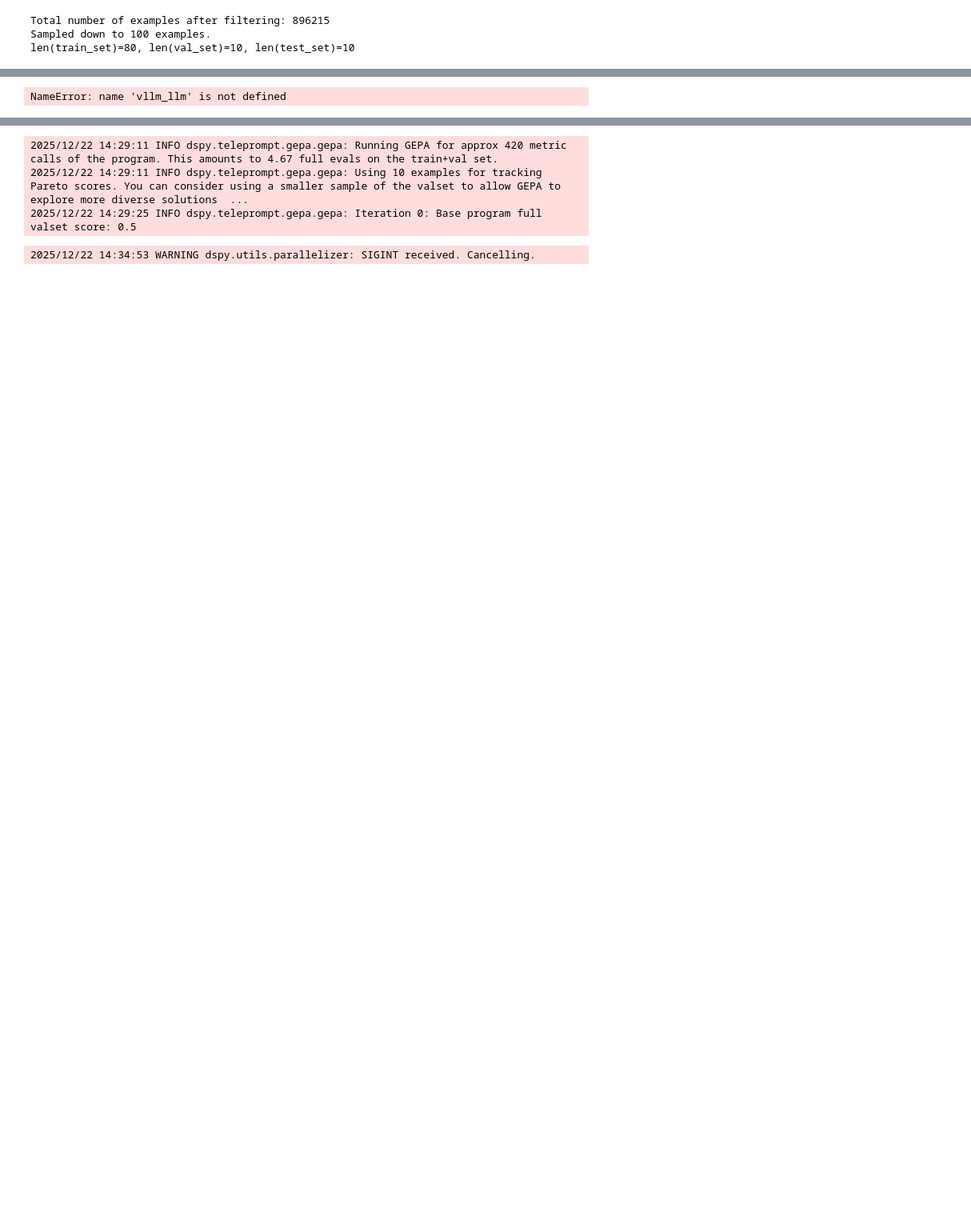
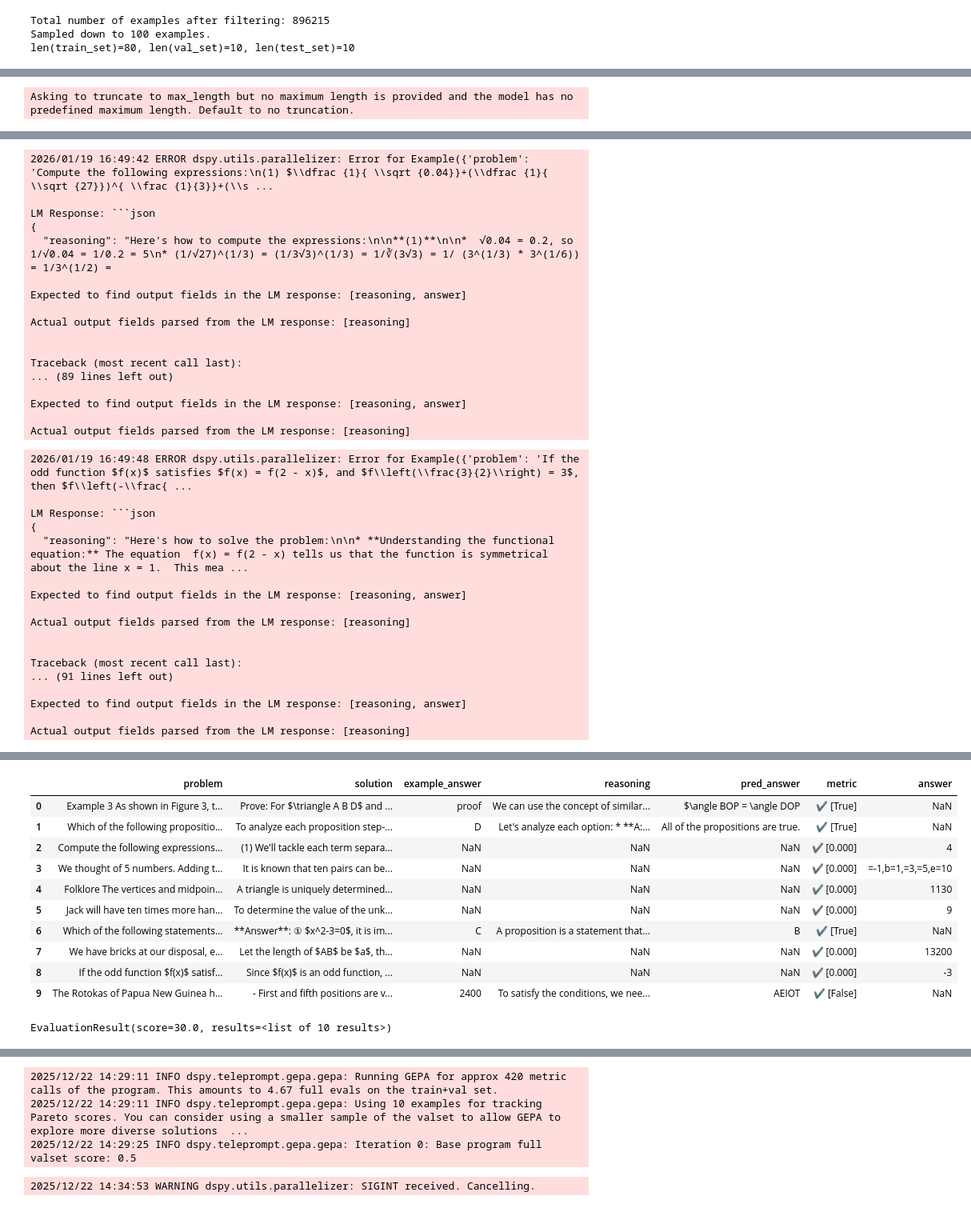
Before and after one commit to 4gatepylon/SAEScoping, a Jupyter notebook: experiments/script_2025_12_17_gepa_prompt_optimize.ipynb, the cells around one changed output, grey strips where cells are left out. Shown at 80% size. Drawn from its saved outputs; the diff is of its cells as text; code cells hidden in the pictures; blank space fills up the shorter version.

````diff
--- a/experiments/script_2025_12_17_gepa_prompt_optimize.ipynb
+++ b/experiments/script_2025_12_17_gepa_prompt_optimize.ipynb
@@ -269,17 +269,17 @@ NotImplementedError: Not implemented
 # ```
 # vllm serve google/gemma-2-9b-it --chat-template ../sae_scoping/utils/gemma2/chat_template_with_system_prompt.jinja --dtype bfloat16 --api-key sk-dummy
 # ```
-vllm_llm = dspy.LM(
-    "hosted_vllm/google/gemma-2-9b-it",  # <---- originally was optimizing this one
-    api_key="sk-dummy",  # We are using a local VLLM
-    api_base="http://localhost:8000/v1",
-    max_tokens=128,  # Very very slow otherwise
-    temperature=1.0,
-)
+# vllm_llm = dspy.LM(
+#     "hosted_vllm/google/gemma-2-9b-it",  # <---- originally was optimizing this one
+#     api_key="sk-dummy",  # We are using a local VLLM
+#     api_base="http://localhost:8000/v1",
+#     max_tokens=128,  # Very very slow otherwise
+#     temperature=1.0,
+# )
 # model_name_or_path = "google/gemma-2-9b-it"
 # model_name_or_path = "/mnt/align4_drive2/adrianoh/git/ScopeBench/sae_training/outputs_gemma9b/ultrachat/layer_31_width_16k_canonical_h0.0001_85cac49528/checkpoint-2000"
-# hf_lm = LocalHFModel(model_path=model_name_or_path)  # or your model path
-# dspy.configure(lm=hf_lm)
+hf_lm = LocalHFModel(model_path="google/gemma-2-9b-it", max_tokens=128)  # or your model path
+dspy.configure(lm=hf_lm)
 # Reflection LM for GEPA optimization
 reflection_lm = dspy.LM(
     "openrouter/qwen/qwen3-next-80b-a3b-thinking",
@@ -487,7 +490,7 @@ def metric(gold, pred, trace=None):
     )
 # %%
 # hf_lm.hook_dict = {}
-dspy.configure(lm=vllm_llm)  # Not actually open router
+dspy.configure(lm=hf_lm)  # Not actually open router
 evaluate = dspy.Evaluate(
     devset=test_set,
     metric=metric,
@@ -499,4 +502,4 @@ evaluate = dspy.Evaluate(
 
 evaluate(program)
 # %% [output]
-NameError: name 'vllm_llm' is not defined
+Asking to truncate to max_length but no maximum length is provided and the model has no predefined maximum length. Default to no truncation.
@@ -502,0 +574,34 @@ NameError: name 'vllm_llm' is not defined
+2026/01/19 16:49:42 ERROR dspy.utils.parallelizer: Error for Example({'problem': 'Compute the following expressions:\n(1) $\\dfrac {1}{ \\sqrt {0.04}}+(\\dfrac {1}{ \\sqrt {27}})^{ \\frac {1}{3}}+(\\s ...
+
+LM Response: ```json
+{
+  "reasoning": "Here's how to compute the expressions:\n\n**(1)**\n\n*  √0.04 = 0.2, so 1/√0.04 = 1/0.2 = 5\n* (1/√27)^(1/3) = (1/3√3)^(1/3) = 1/∛(3√3) = 1/ (3^(1/3) * 3^(1/6)) = 1/3^(1/2) =
+
+Expected to find output fields in the LM response: [reasoning, answer]
+
+Actual output fields parsed from the LM response: [reasoning]
+
+
+Traceback (most recent call last):
+... (89 lines left out)
+
+Expected to find output fields in the LM response: [reasoning, answer]
+
+Actual output fields parsed from the LM response: [reasoning]
+2026/01/19 16:49:48 ERROR dspy.utils.parallelizer: Error for Example({'problem': 'If the odd function $f(x)$ satisfies $f(x) = f(2 - x)$, and $f\\left(\\frac{3}{2}\\right) = 3$, then $f\\left(-\\frac{ ...
+
+LM Response: ```json
+{
+  "reasoning": "Here's how to solve the problem:\n\n* **Understanding the functional equation:** The equation  f(x) = f(2 - x) tells us that the function is symmetrical about the line x = 1.  This mea ...
+
+Expected to find output fields in the LM response: [reasoning, answer]
+
+Actual output fields parsed from the LM response: [reasoning]
+
+
+Traceback (most recent call last):
+... (91 lines left out)
+
+Expected to find output fields in the LM response: [reasoning, answer]
+
+Actual output fields parsed from the LM response: [reasoning]
@@ -503,3 +609,15 @@ NameError: name 'vllm_llm' is not defined
+|  | problem | solution | example_answer | reasoning | pred_answer | metric | answer |
+| 0 | Example 3 As shown in Figure 3, t... | Prove: For $\triangle A B D$ and ... | proof | We can use the concept of similar... | $\angle BOP = \angle DOP | ✔️ [True] | NaN |
+| 1 | Which of the following propositio... | To analyze each proposition step-... | D | Let's analyze each option: * **A:... | All of the propositions are true. | ✔️ [True] | NaN |
+| 2 | Compute the following expressions... | (1) We'll tackle each term separa... | NaN | NaN | NaN | ✔️ [0.000] | 4 |
+| 3 | We thought of 5 numbers. Adding t... | It is known that ten pairs can be... | NaN | NaN | NaN | ✔️ [0.000] | =-1,b=1,=3,=5,e=10 |
+| 4 | Folklore The vertices and midpoin... | A triangle is uniquely determined... | NaN | NaN | NaN | ✔️ [0.000] | 1130 |
+| 5 | Jack will have ten times more han... | To determine the value of the unk... | NaN | NaN | NaN | ✔️ [0.000] | 9 |
+| 6 | Which of the following statements... | **Answer**: ① $x^2-3=0$, it is im... | C | A proposition is a statement that... | B | ✔️ [True] | NaN |
+| 7 | We have bricks at our disposal, e... | Let the length of $AB$ be $a$, th... | NaN | NaN | NaN | ✔️ [0.000] | 13200 |
+| 8 | If the odd function $f(x)$ satisf... | Since $f(x)$ is an odd function, ... | NaN | NaN | NaN | ✔️ [0.000] | -3 |
+| 9 | The Rotokas of Papua New Guinea h... | - First and fifth positions are v... | 2400 | To satisfy the conditions, we nee... | AEIOT | ✔️ [False] | NaN |
+EvaluationResult(score=30.0, results=<list of 10 results>)
 # %%
 # from sae_scoping.utils.hooks.pt_hooks import filter_hook_fn
 # from sae_scoping.utils.hooks.sae import SAEWrapper
````
Also changed, not shown: parts of 3 cells of this notebook, 6 other files.
